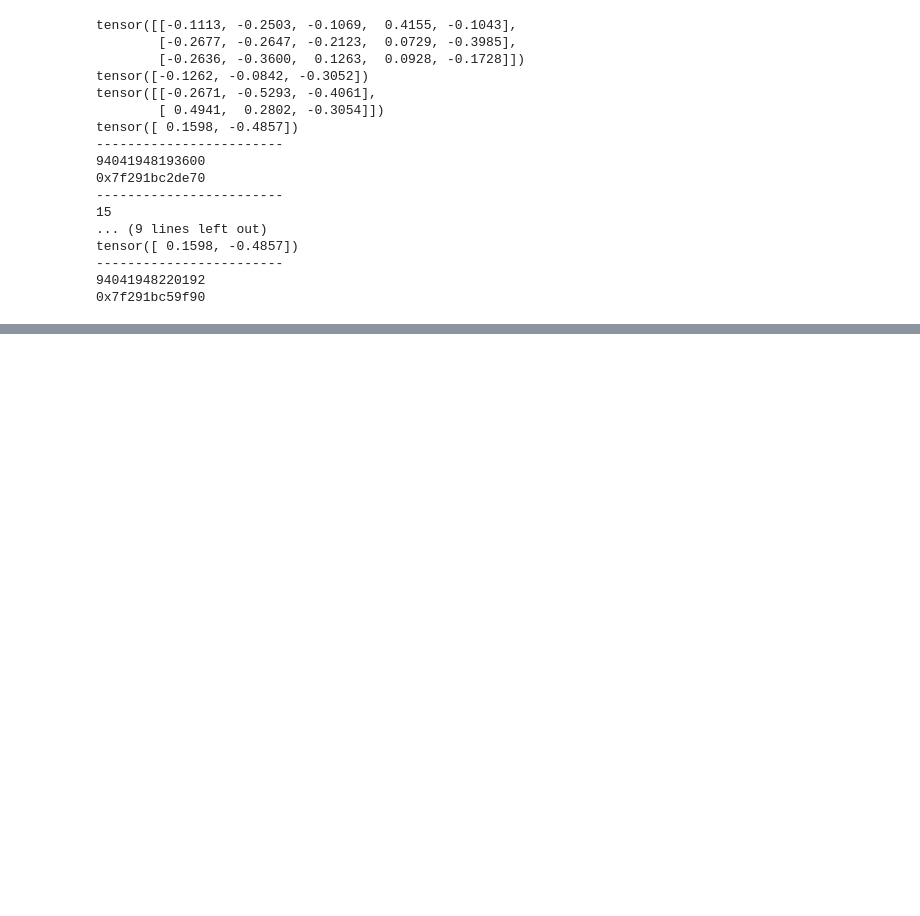
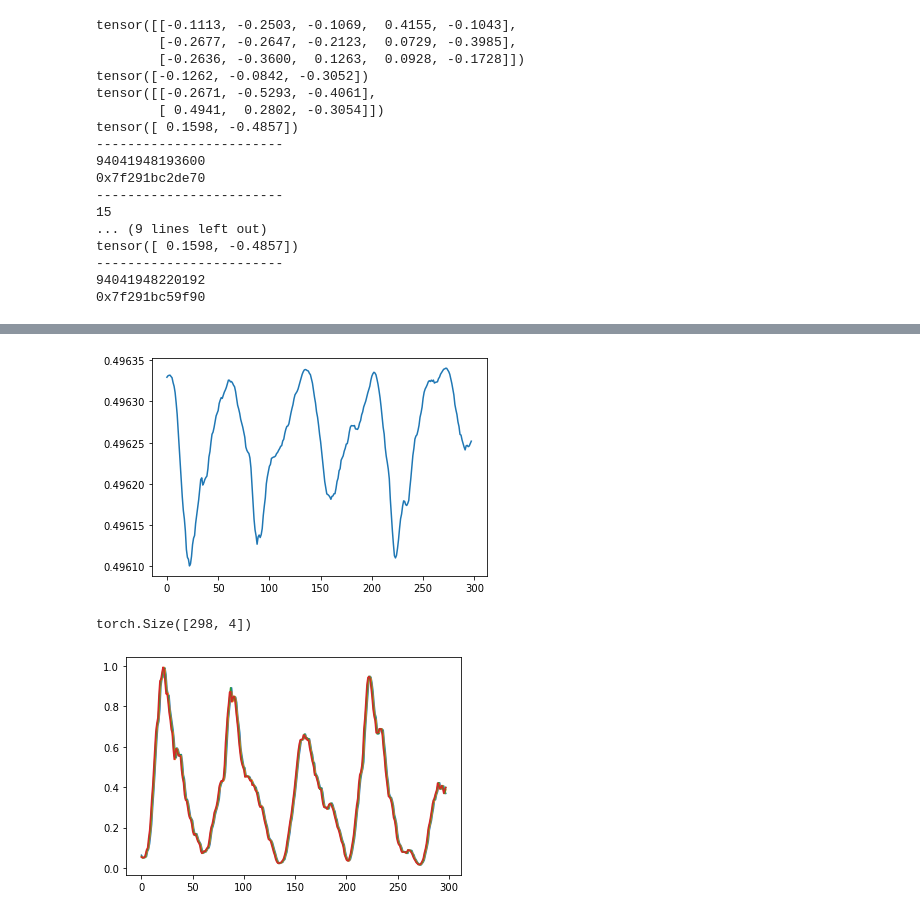
Before and after one commit to lu0x1a0/SA_PT_LG_MCMC_DNN, a Jupyter notebook: lgmcmc.ipynb, the cells around one changed output, grey strips where cells are left out. Cells and saved outputs as stored; diff of their text form; code cells hidden in the pictures; blank space fills up the shorter version.

```diff
--- a/lgmcmc.ipynb
+++ b/lgmcmc.ipynb
@@ -99,4 +126,6 @@ tensor([ 0.1598, -0.4857])
 0x7f291bc59f90
 # %%
 type(n.l1.weight.data)
+x = np.array([1,2,3])
+print(x.ndim,x.shape)
 # %% [output]
@@ -123,0 +133,4 @@ torch.Tensor
+# %%
+def f(a,b,c):
+    print(a,b,c)
+f(*[1,2,3])
@@ -123,0 +566,11 @@ torch.Tensor
+# %%
+#plt.plot(trainy)
+plt.plot(fx_train[-9,:].detach().numpy())
+plt.show()
+plt.plot(trainx.detach().numpy())
+trainx.shape
+#plt.show()
+# %% [output]
+[figure, added]
+torch.Size([298, 4])
+[figure, added]
```
Also changed, not shown: parts of 19 cells of this notebook, 1 other file.
